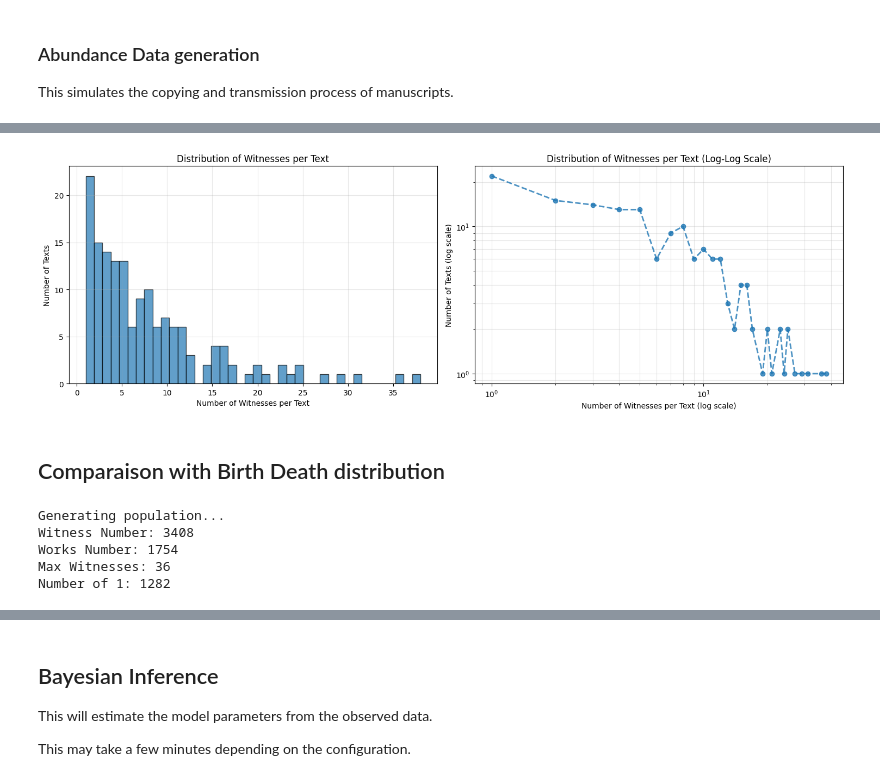
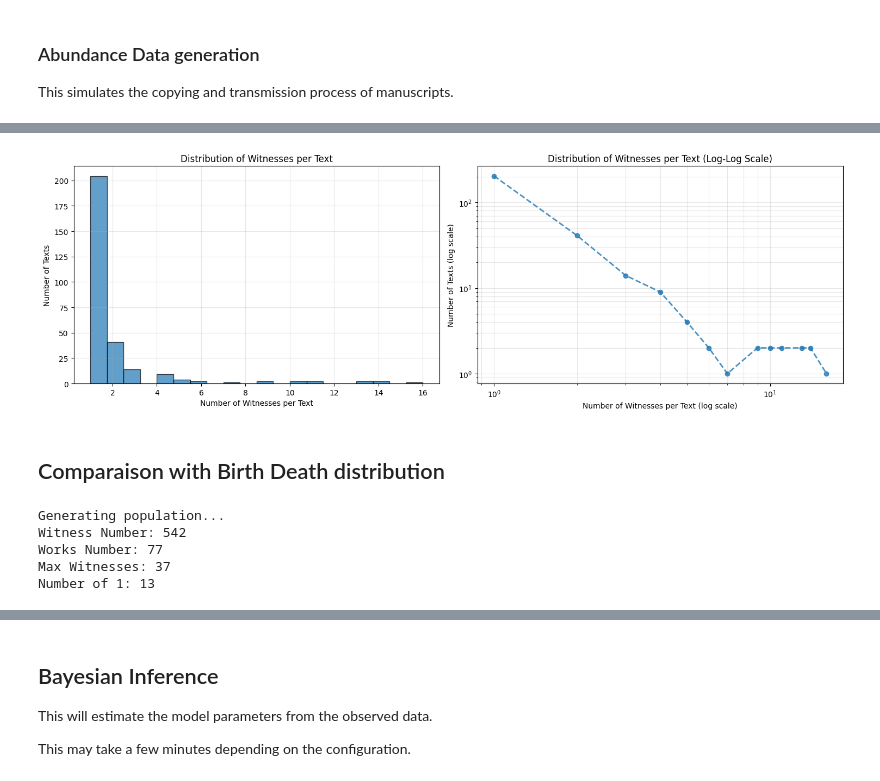
Before and after one commit to LostMa-ERC/simMAtree_workshop, a Jupyter notebook: main.ipynb, the cells around one changed output, grey strips where cells are left out. Cells and saved outputs as stored; diff of their text form; code cells hidden in the pictures.

```diff
--- a/main.ipynb
+++ b/main.ipynb
@@ -397,38 +184,39 @@ Texts with only 1 witness: 22
 # %%
 # Create visualization of witness distribution
 fig, axes = plt.subplots(1, 2, figsize=(15, 5))
 
 # Histogram of witness counts per text
-axes[0].hist(witness_counts, bins=40, alpha=0.7, edgecolor='black')
+axes[0].hist(witness_counts, bins=20, alpha=0.7, edgecolor='black')
 axes[0].set_xlabel('Number of Witnesses per Text')
 axes[0].set_ylabel('Number of Texts')
 axes[0].set_title('Distribution of Witnesses per Text')
 axes[0].grid(True, alpha=0.3)
 
 # Log-scale version for better visualization
 witness_freq = witness_counts.value_counts().sort_index()
 x_values = witness_freq.index.values
 y_values = witness_freq.values
 
 axes[1].plot(x_values, y_values, linestyle='--', marker='o',
              markersize=6, linewidth=2, alpha=0.8)
 axes[1].set_xscale('log')
 axes[1].set_yscale('log')
 axes[1].set_xlabel('Number of Witnesses per Text (log scale)')
 axes[1].set_ylabel('Number of Texts (log scale)')
 axes[1].set_title('Distribution of Witnesses per Text (Log-Log Scale)')
 axes[1].grid(True, alpha=0.3, which='both')
 
 plt.tight_layout()
 plt.show()
 # %% [output]
-[figure, old version]
+[figure, new version]
 # %% [markdown]
 ##  Comparaison with Birth Death distribution
 # %%
 # Define another experiment configuration
 
 config_dict["model"]["name"] = "BirthDeath"
+config_dict["model"]["config"]["n_init"] = 150
 
 config_file_BD = os.path.join(temp_dir, 'BD_example.yml')
 
@@ -437,7 +225,7 @@ with open(config_file_BD, 'w') as f:
     yaml.dump(config_dict, f, default_flow_style=False)
 
 # Parse configuration using simmatree's Config class
-config_BD = Config(config_file)
+config_BD = Config(config_file_BD)
 
 
 synthetic_data_BD = os.path.join(temp_dir, 'sample_data/synthetic_data_BD.csv')
@@ -450,10 +238,10 @@ success = generate(
 )
 # %% [output]
 Generating population...
-Witness Number: 3408
-Works Number: 1754
-Max Witnesses: 36
-Number of 1: 1282
+Witness Number: 542
+Works Number: 77
+Max Witnesses: 37
+Number of 1: 13
 # %%
 # Load and examine the synthetic data
 df = pd.read_csv(synthetic_data_BD, sep=';')
```
Also changed, not shown: parts of 33 cells of this notebook.
